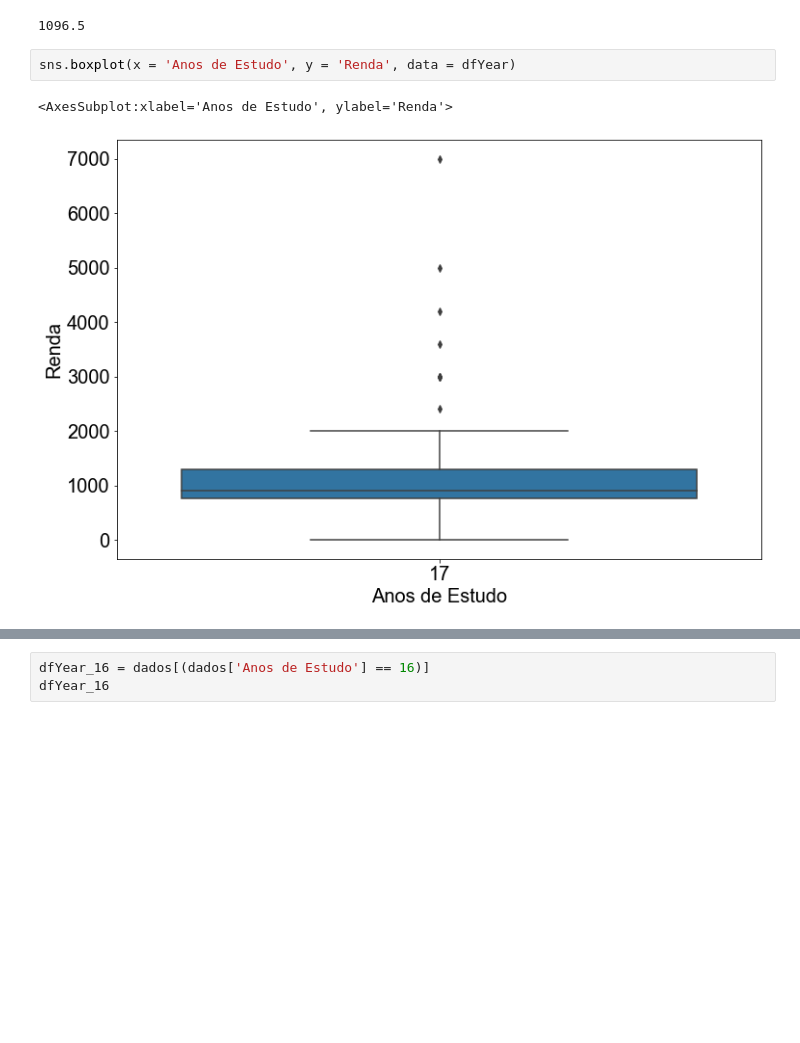
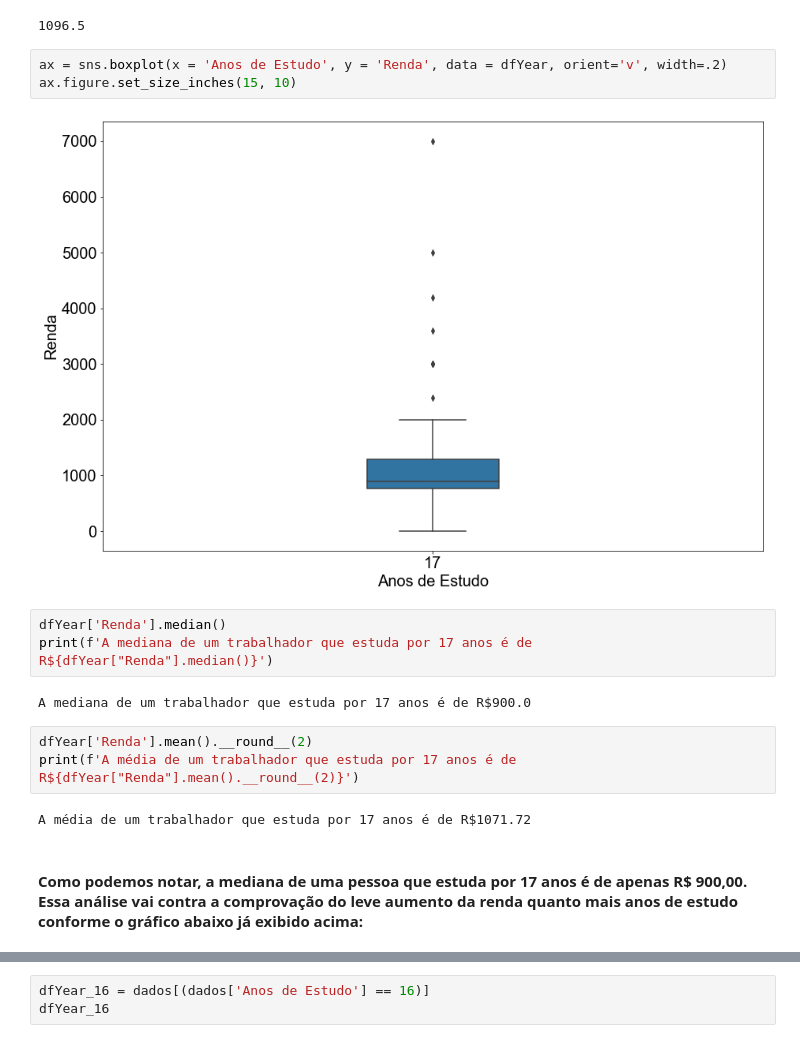
Before and after one commit to Marcus-Bernard0/Data-Science-projects, a Jupyter notebook: 1 - Projeto PNAD/Projeto.ipynb, the cells around one changed output, grey strips where cells are left out. Drawn from its saved outputs; the diff is of its cells as text; blank space fills up the shorter version.

```diff
--- a/1 - Projeto PNAD/Projeto.ipynb
+++ b/1 - Projeto PNAD/Projeto.ipynb
@@ -595,7 +631,19 @@ limite_superior
 # %% [output]
 1096.5
 # %%
-sns.boxplot(x = 'Anos de Estudo', y = 'Renda', data = dfYear)
+ax = sns.boxplot(x = 'Anos de Estudo', y = 'Renda', data = dfYear, orient='v', width=.2)
+ax.figure.set_size_inches(15, 10)
 # %% [output]
-<AxesSubplot:xlabel='Anos de Estudo', ylabel='Renda'>
-[figure, old version]
+[figure, new version]
+# %%
+dfYear['Renda'].median()
+print(f'A mediana de um trabalhador que estuda por 17 anos é de R${dfYear["Renda"].median()}')
+# %% [output]
+A mediana de um trabalhador que estuda por 17 anos é de R$900.0
+# %%
+dfYear['Renda'].mean().__round__(2)
+print(f'A média de um trabalhador que estuda por 17 anos é de R${dfYear["Renda"].mean().__round__(2)}')
+# %% [output]
+A média de um trabalhador que estuda por 17 anos é de R$1071.72
+# %% [markdown]
+#### Como podemos notar, a mediana de uma pessoa que estuda por 17 anos é de apenas R$ 900,00. Essa análise vai contra a comprovação do leve aumento da renda quanto mais anos de estudo conforme o gráfico abaixo já exibido acima:
```
Also changed, not shown: parts of 26 cells of this notebook, 2 other files.
